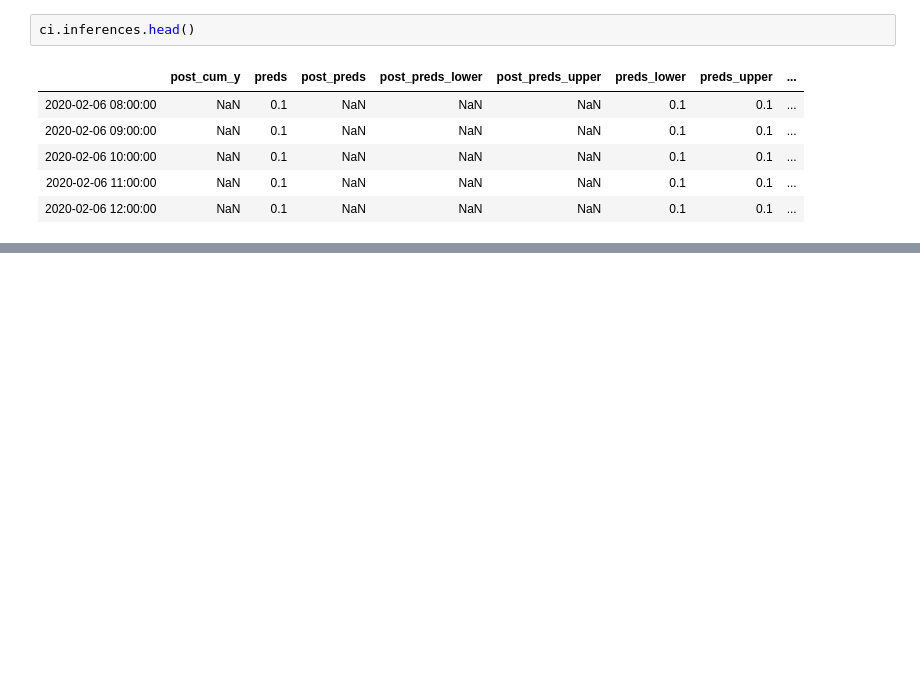
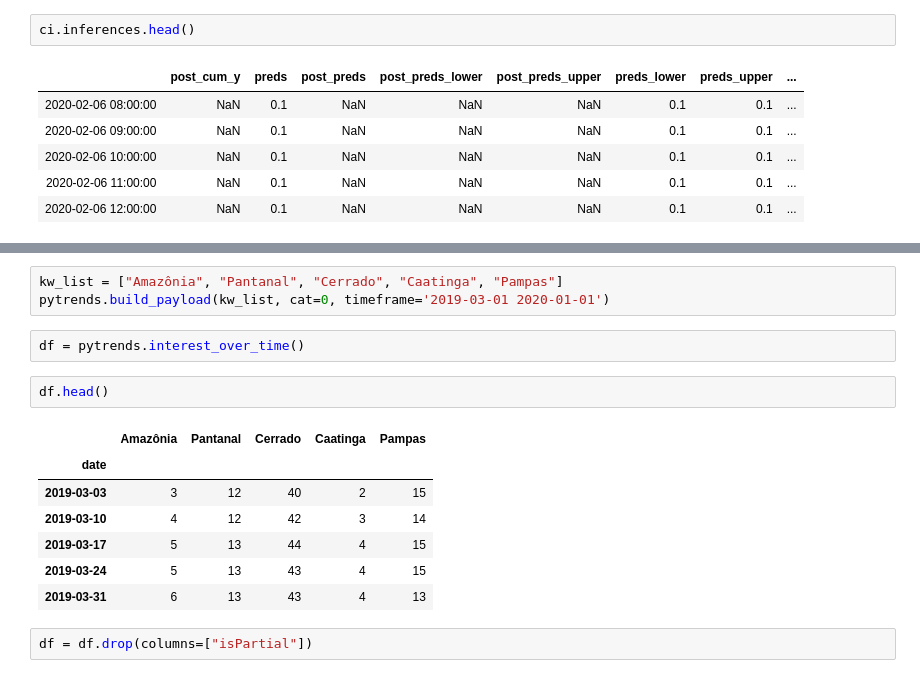
Before and after one commit to millengustavo/trends-causal-impact, a Jupyter notebook: causal-searches.ipynb, the cells around one changed output, grey strips where cells are left out. Cells and saved outputs as stored; diff of their text form; blank space fills up the shorter version.

```diff
--- a/causal-searches.ipynb
+++ b/causal-searches.ipynb
@@ -170,0 +177,17 @@ ci.inferences.head()
+# %%
+kw_list = ["Amazônia", "Pantanal", "Cerrado", "Caatinga", "Pampas"]
+pytrends.build_payload(kw_list, cat=0, timeframe='2019-03-01 2020-01-01')
+# %%
+df = pytrends.interest_over_time()
+# %%
+df.head()
+# %% [output]
+|  | Amazônia | Pantanal | Cerrado | Caatinga | Pampas |
+| date |  |  |  |  |  |
+| 2019-03-03 | 3 | 12 | 40 | 2 | 15 |
+| 2019-03-10 | 4 | 12 | 42 | 3 | 14 |
+| 2019-03-17 | 5 | 13 | 44 | 4 | 15 |
+| 2019-03-24 | 5 | 13 | 43 | 4 | 15 |
+| 2019-03-31 | 6 | 13 | 43 | 4 | 13 |
+# %%
+df = df.drop(columns=["isPartial"])
```
Also changed, not shown: parts of 4 cells of this notebook.
